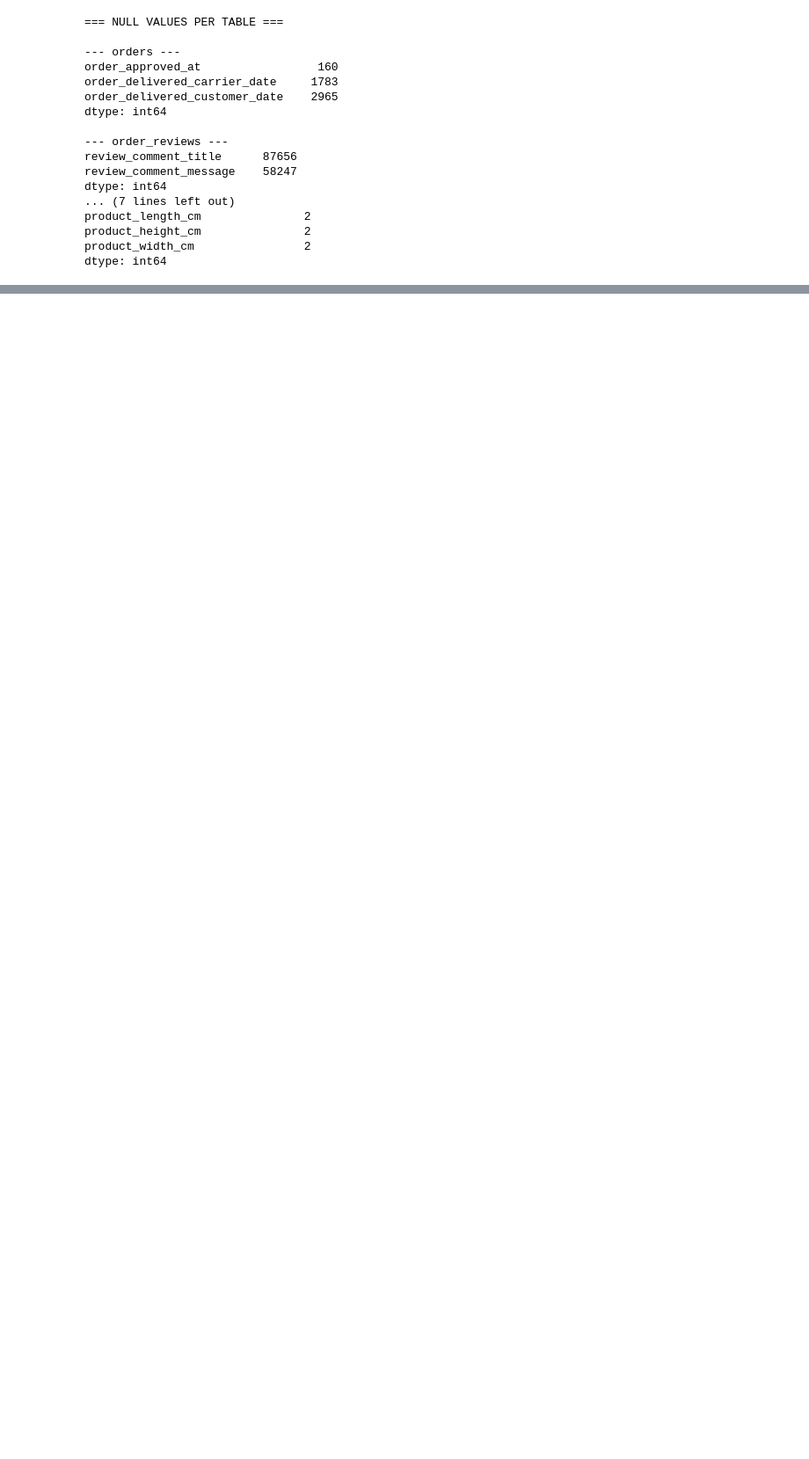
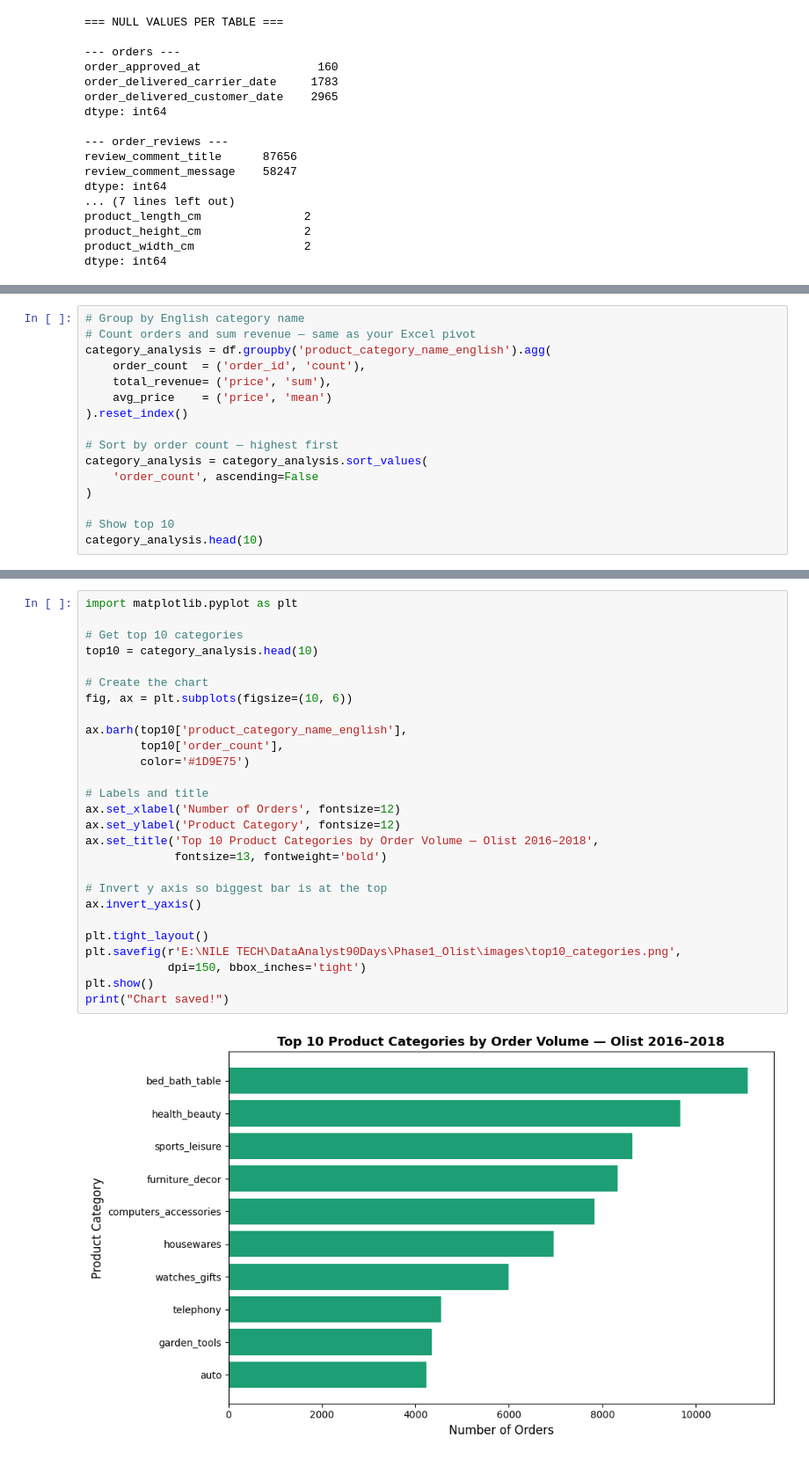
Before and after one commit to ragasree123/olist-ecommerce-analysis, a Jupyter notebook: notebooks/01_schema_exploration.ipynb, the cells around one changed output, grey strips where cells are left out. Shown at 88% size. Drawn from its saved outputs; the diff is of its cells as text; blank space fills up the shorter version.

Commit message:
merges, groupby analysis, first matplotlib chart

```diff
--- a/notebooks/01_schema_exploration.ipynb
+++ b/notebooks/01_schema_exploration.ipynb
@@ -336,0 +368,16 @@ dtype: int64
+# %%
+# Group by English category name
+# Count orders and sum revenue — same as your Excel pivot
+category_analysis = df.groupby('product_category_name_english').agg(
+    order_count  = ('order_id', 'count'),
+    total_revenue= ('price', 'sum'),
+    avg_price    = ('price', 'mean')
+).reset_index()
+
+# Sort by order count — highest first
+category_analysis = category_analysis.sort_values(
+    'order_count', ascending=False
+)
+
+# Show top 10
+category_analysis.head(10)
@@ -336,0 +396,29 @@ dtype: int64
+# %%
+import matplotlib.pyplot as plt
+
+# Get top 10 categories
+top10 = category_analysis.head(10)
+
+# Create the chart
+fig, ax = plt.subplots(figsize=(10, 6))
+
+ax.barh(top10['product_category_name_english'],
+        top10['order_count'],
+        color='#1D9E75')
+
+# Labels and title
+ax.set_xlabel('Number of Orders', fontsize=12)
+ax.set_ylabel('Product Category', fontsize=12)
+ax.set_title('Top 10 Product Categories by Order Volume — Olist 2016–2018',
+             fontsize=13, fontweight='bold')
+
+# Invert y axis so biggest bar is at the top
+ax.invert_yaxis()
+
+plt.tight_layout()
+plt.savefig(r'E:\NILE TECH\DataAnalyst90Days\Phase1_Olist\images\top10_categories.png',
+            dpi=150, bbox_inches='tight')
+plt.show()
+print("Chart saved!")
+# %% [output]
+[figure, added]
```
Also changed, not shown: parts of 5 cells of this notebook.
